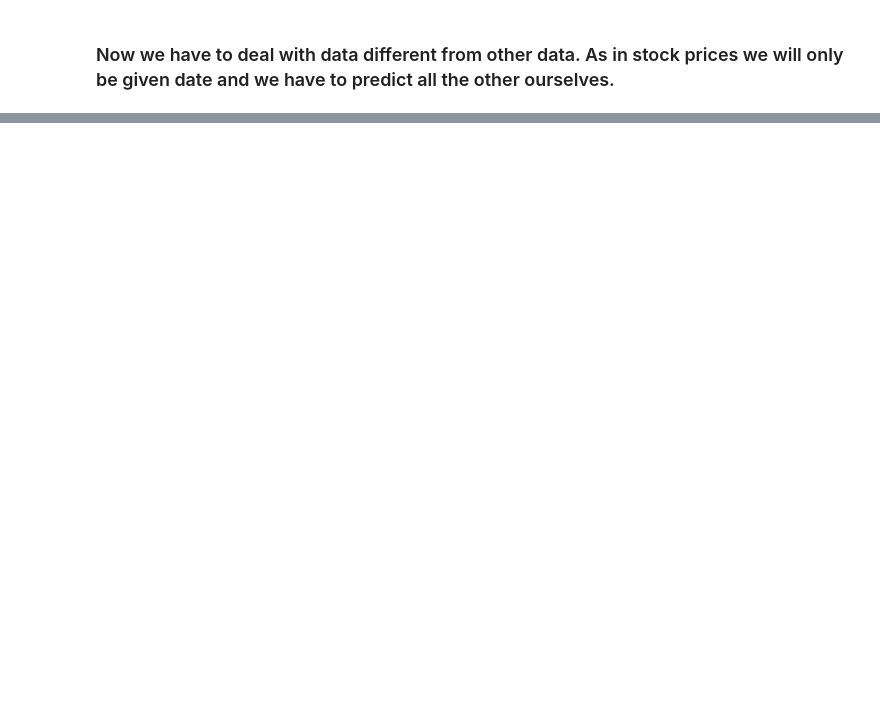
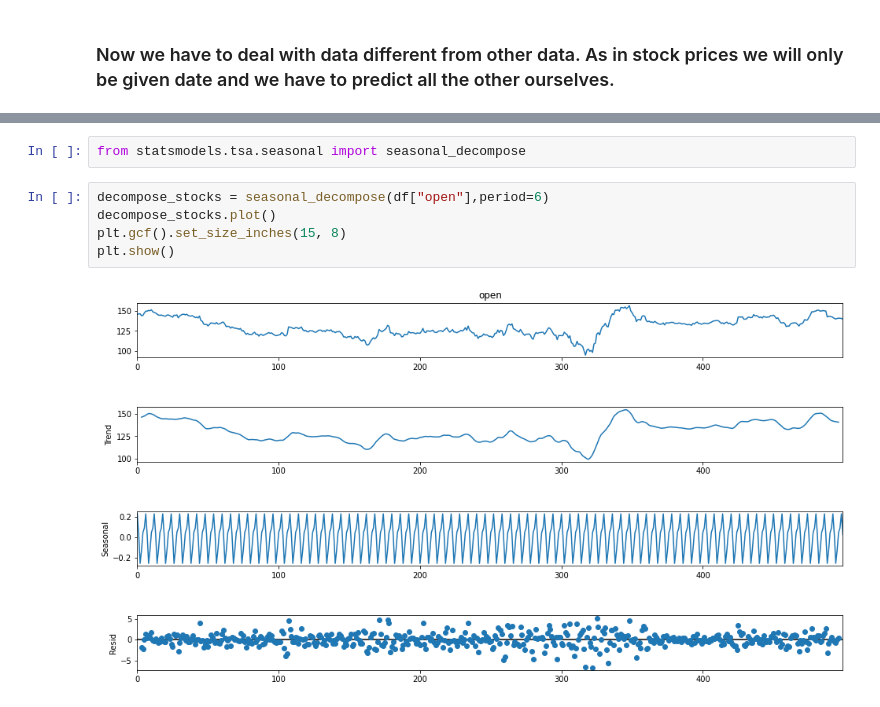
Before and after one commit to sajadshafi/IBM-stock-prediction, a Jupyter notebook: Stock_prediction.ipynb, the cells around one changed output, grey strips where cells are left out. Cells and saved outputs as stored; diff of their text form; blank space fills up the shorter version.

```diff
--- a/Stock_prediction.ipynb
+++ b/Stock_prediction.ipynb
@@ -38,0 +170,9 @@ df = df.rename(columns={'1. open': "open", '2. high':"high", '3. low': "low", '4
+# %%
+from statsmodels.tsa.seasonal import seasonal_decompose
+# %%
+decompose_stocks = seasonal_decompose(df["open"],period=6)
+decompose_stocks.plot()
+plt.gcf().set_size_inches(15, 8)
+plt.show()
+# %% [output]
+[figure, added]
```
Also changed, not shown: parts of 20 cells of this notebook.
